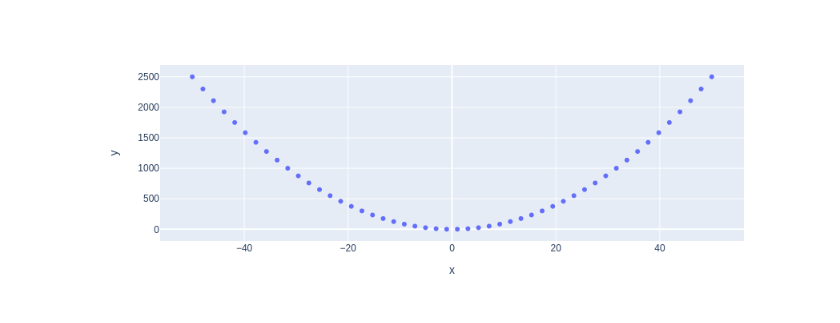
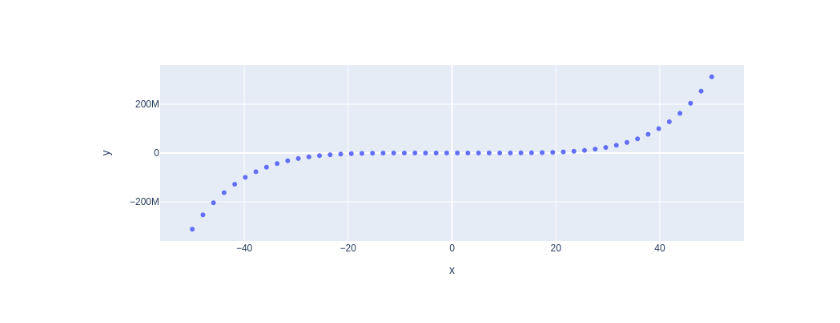
Before and after one commit to wojtekpalubski/my-notebooks-repo, a Jupyter notebook: experiment1.ipynb, the cells around one changed output. Cells and saved outputs as stored; diff of their text form; code cells hidden in the pictures.

```diff
--- a/experiment1.ipynb
+++ b/experiment1.ipynb
@@ -6,7 +6,7 @@ import plotly.express as px
 x = np.linspace(start=-50, stop=50)
 
 # y-axis data points
-y = x ** 2
+y = x ** 5
 
 # define the plot
 fig = px.scatter(x=x, y=y)
@@ -17 +16 @@ fig.show()
-[figure, old version]
+[figure, new version]
```
Also changed, not shown: parts of 1 cell of this notebook.
